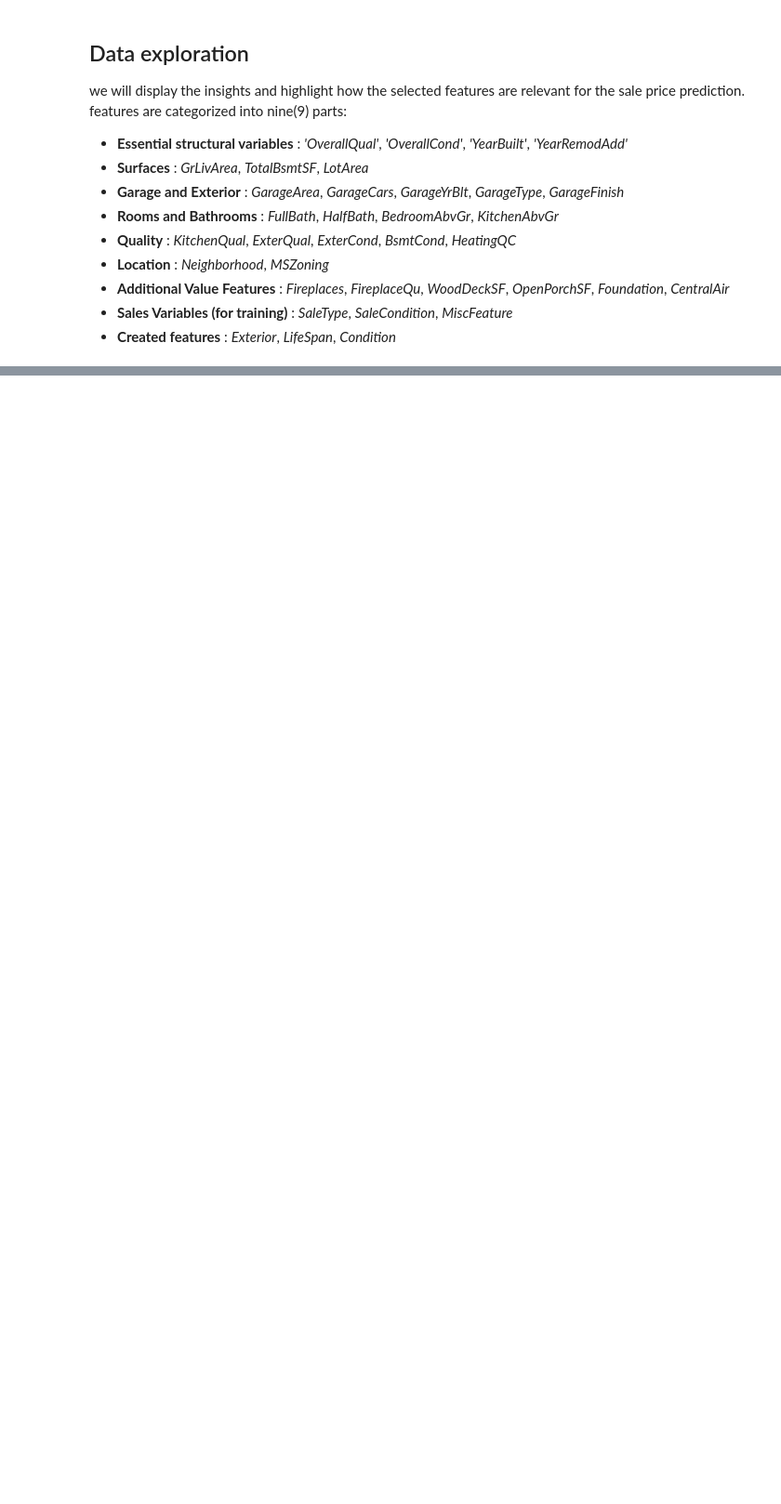
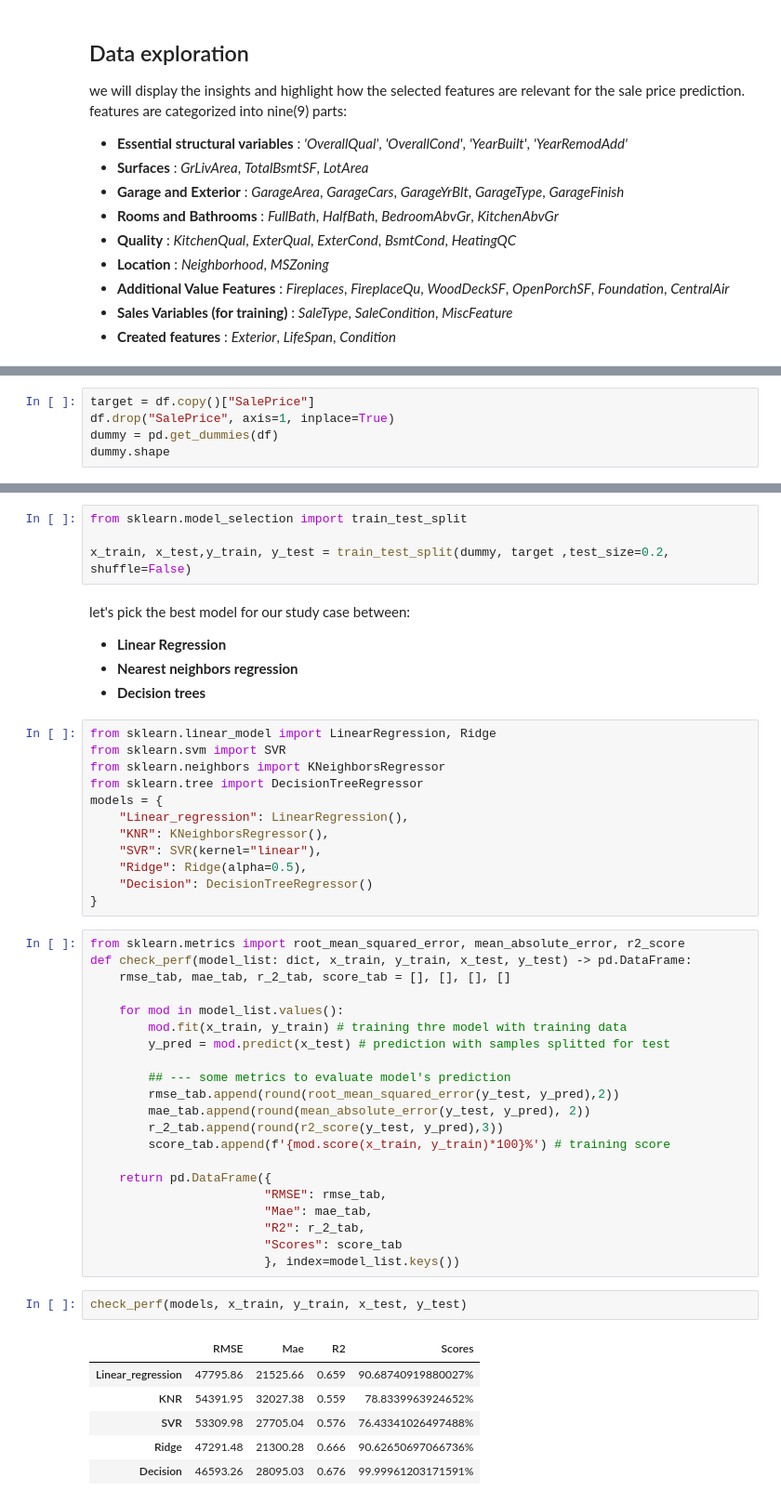
Before and after one commit to superMass14/immoSense, a Jupyter notebook: notebook/main.ipynb, the cells around one changed output, grey strips where cells are left out. Shown: that part at 93% size. Cells and saved outputs as stored; diff of their text form; blank space fills up the shorter version.

```diff
--- a/notebook/main.ipynb
+++ b/notebook/main.ipynb
@@ -225,0 +254,5 @@ features are categorized into nine(9) parts:
+# %%
+target = df.copy()["SalePrice"]
+df.drop("SalePrice", axis=1, inplace=True)
+dummy = pd.get_dummies(df)
+dummy.shape
@@ -225,0 +263,51 @@ features are categorized into nine(9) parts:
+# %%
+from sklearn.model_selection import train_test_split
+
+x_train, x_test,y_train, y_test = train_test_split(dummy, target ,test_size=0.2, shuffle=False)
+# %% [markdown]
+let's pick the best model for our study case between:
+* **Linear Regression**
+* **Nearest neighbors regression**
+* **Decision trees**
+# %%
+from sklearn.linear_model import LinearRegression, Ridge
+from sklearn.svm import SVR
+from sklearn.neighbors import KNeighborsRegressor
+from sklearn.tree import DecisionTreeRegressor
+models = {
+    "Linear_regression": LinearRegression(),
+    "KNR": KNeighborsRegressor(),
+    "SVR": SVR(kernel="linear"),
+    "Ridge": Ridge(alpha=0.5),
+    "Decision": DecisionTreeRegressor()
+}
+# %%
+from sklearn.metrics import root_mean_squared_error, mean_absolute_error, r2_score
+def check_perf(model_list: dict, x_train, y_train, x_test, y_test) -> pd.DataFrame:
+    rmse_tab, mae_tab, r_2_tab, score_tab = [], [], [], []
+
+    for mod in model_list.values():
+        mod.fit(x_train, y_train) # training thre model with training data
+        y_pred = mod.predict(x_test) # prediction with samples splitted for test
+
+        ## --- some metrics to evaluate model's prediction
+        rmse_tab.append(round(root_mean_squared_error(y_test, y_pred),2))
+        mae_tab.append(round(mean_absolute_error(y_test, y_pred), 2))
+        r_2_tab.append(round(r2_score(y_test, y_pred),3))
+        score_tab.append(f'{mod.score(x_train, y_train)*100}%') # training score
+
+    return pd.DataFrame({
+                        "RMSE": rmse_tab,
+                        "Mae": mae_tab,
+                        "R2": r_2_tab,
+                        "Scores": score_tab
+                        }, index=model_list.keys())
+# %%
+check_perf(models, x_train, y_train, x_test, y_test)
+# %% [output]
+|  | RMSE | Mae | R2 | Scores |
+| Linear_regression | 47795.86 | 21525.66 | 0.659 | 90.68740919880027% |
+| KNR | 54391.95 | 32027.38 | 0.559 | 78.8339963924652% |
+| SVR | 53309.98 | 27705.04 | 0.576 | 76.43341026497488% |
+| Ridge | 47291.48 | 21300.28 | 0.666 | 90.62650697066736% |
+| Decision | 46593.26 | 28095.03 | 0.676 | 99.99961203171591% |
```
Also changed, not shown: parts of 18 cells of this notebook, 1 other file.
